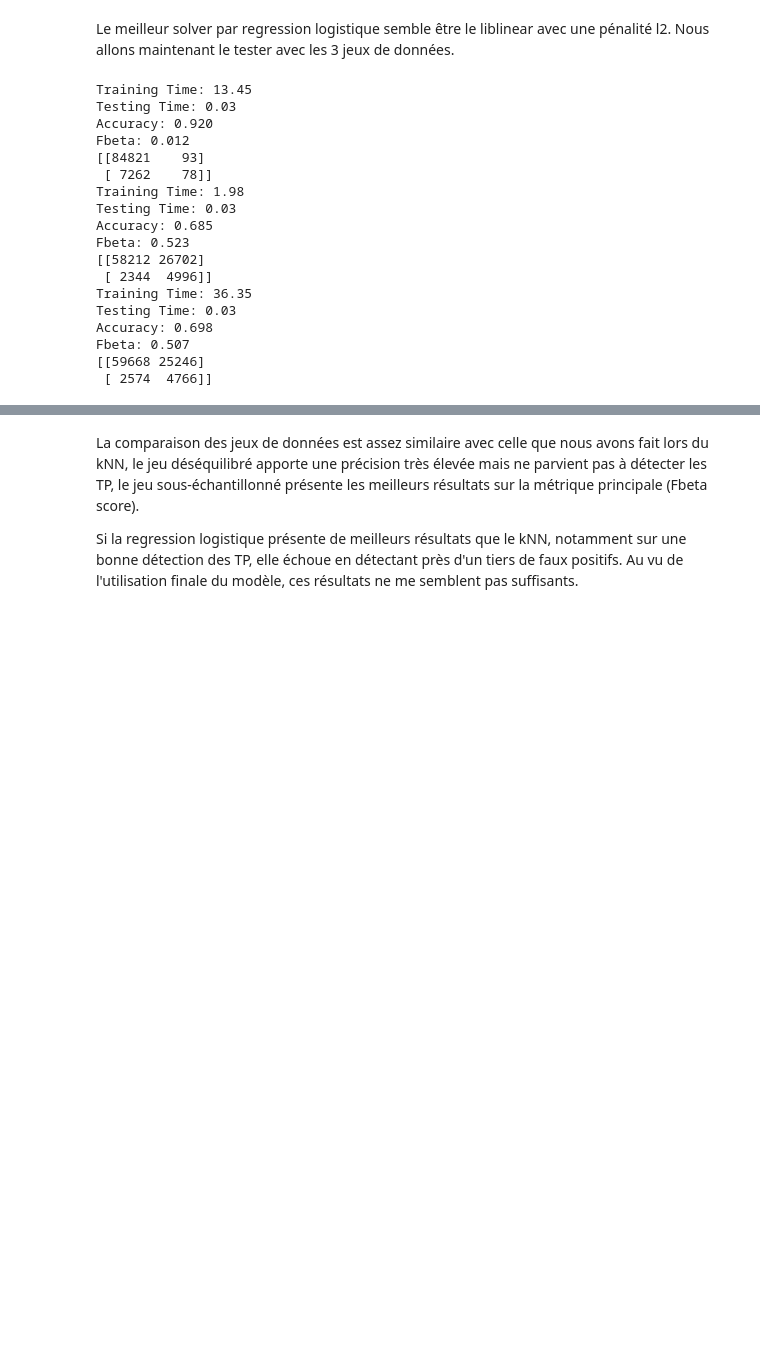
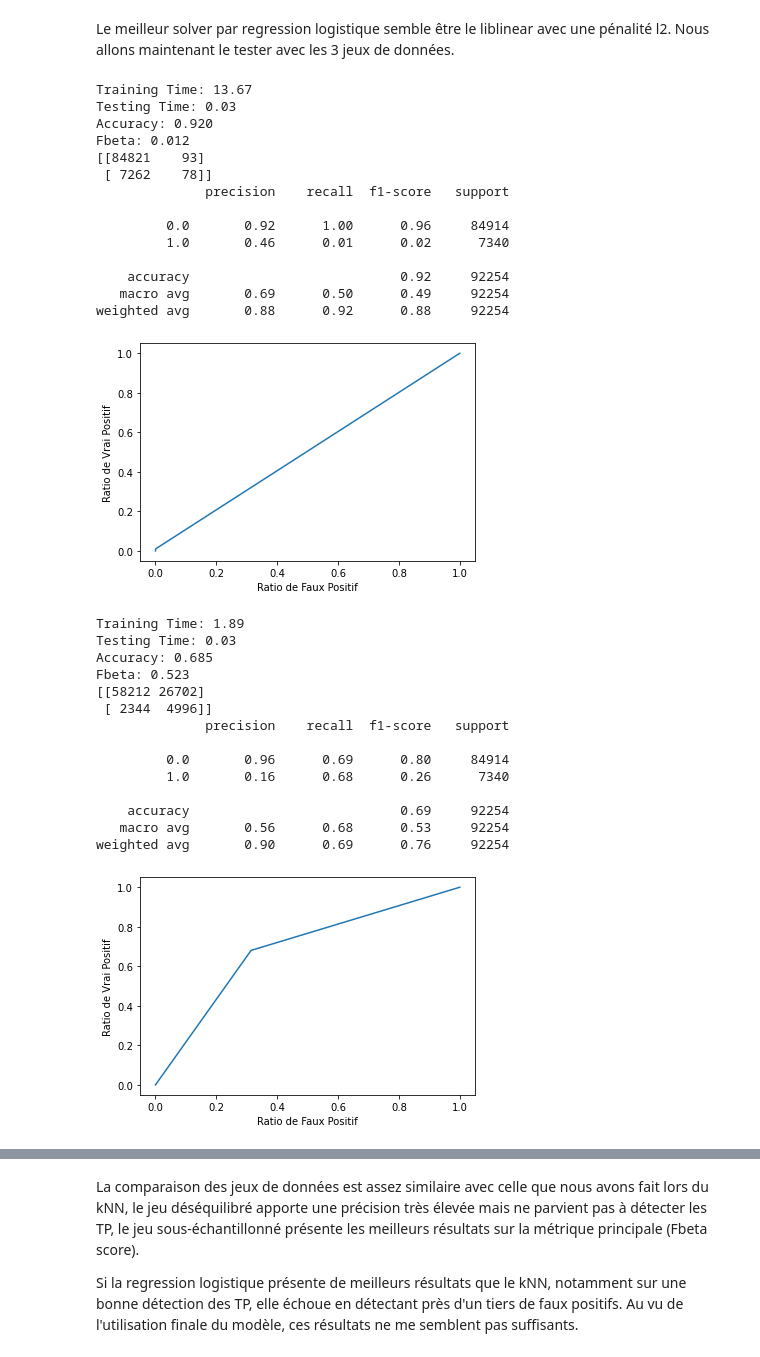
Before and after one commit to TravelAsATeam/OpenClassroomsP7, a Jupyter notebook: Model.ipynb, the cells around one changed output, grey strips where cells are left out. Cells and saved outputs as stored; diff of their text form; code cells hidden in the pictures; blank space fills up the shorter version.

Commit message:
Maj modele, ajout et maj fichiers API

```diff
--- a/Model.ipynb
+++ b/Model.ipynb
@@ -269,9 +307,10 @@ make_scorer(fbeta_score, beta=3.16) = 0.677 (+/-0.009) for {'class_weight': None
 Le meilleur solver par regression logistique semble être le liblinear avec une pénalité l2. Nous allons maintenant le tester avec les 3 jeux de données.
 # %%
 # Regression Logistique
-
+from sklearn.linear_model import LogisticRegression
 # Entrainement sur le jeu de données déséquilibré
-reg_imb = LogisticRegression(penalty = 'l2', solver = 'liblinear', random_state = 0, max_iter = 1000)
+reg_imb = LogisticRegression(penalty = 'l2', solver = 'liblinear', random_state = 0,
+                             max_iter = 1000)
 start = time()
 reg_imb.fit(X_train, y_train)
 end = time()
@@ -290,9 +329,17 @@ fbeta_reg_imb = metrics.fbeta_score(y_test, y_reg_imb_pred, beta=3.16)
 print("Fbeta: {:.3f}".format(fbeta_reg_imb))
 confusion_reg_imb = metrics.confusion_matrix(y_test, y_reg_imb_pred)
 print(confusion_reg_imb)
+print(metrics.classification_report(y_test, y_reg_imb_pred))
+# Courbe ROC
+fpr, tpr, _ = metrics.roc_curve(y_test,  y_reg_imb_pred)
+plt.plot(fpr,tpr)
+plt.ylabel('Ratio de Vrai Positif')
+plt.xlabel('Ratio de Faux Positif')
+plt.show()
 
 # Entrainement sur le jeu de données sous échantillonné
-reg_rus = LogisticRegression(penalty = 'l2', solver = 'liblinear', random_state = 0, max_iter = 1000)
+reg_rus = LogisticRegression(penalty = 'l2', solver = 'liblinear', random_state = 0,
+                             max_iter = 1000)
 start = time()
 reg_rus.fit(X_train_rus, y_train_rus)
 end = time()
@@ -310,44 +357,71 @@ print("Accuracy: {:.3f}".format(acc_reg_rus))
 fbeta_reg_rus = metrics.fbeta_score(y_test, y_reg_rus_pred, beta=3.16)
 print("Fbeta: {:.3f}".format(fbeta_reg_rus))
 confusion_reg_rus = metrics.confusion_matrix(y_test, y_reg_rus_pred)
 print(confusion_reg_rus)
+print(metrics.classification_report(y_test, y_reg_rus_pred))
+# Courbe ROC
+fpr, tpr, _ = metrics.roc_curve(y_test,  y_reg_rus_pred)
+plt.plot(fpr,tpr)
+plt.ylabel('Ratio de Vrai Positif')
+plt.xlabel('Ratio de Faux Positif')
+plt.show()
 
 # Entrainement sur le jeu de données sur-échantillonné
-reg_smote = LogisticRegression(penalty = 'l2', solver = 'liblinear', random_state = 0, max_iter = 1000)
+reg_smote = LogisticRegression(penalty = 'l2', solver = 'liblinear', random_state = 0,
+                               max_iter = 1000)
 start = time()
 reg_smote.fit(X_train_smote, y_train_smote)
 end = time()
 time_reg_smote_train = end - start
 print("Training Time: {:.2f}".format(time_reg_smote_train))
 # Prédiction
 start = time()
 y_reg_smote_pred = reg_smote.predict(X_test)
 end = time()
 time_reg_smote_pred = end - start
 print("Testing Time: {:.2f}".format(time_reg_smote_pred))
 # Métriques
 acc_reg_smote = metrics.accuracy_score(y_test, y_reg_smote_pred)
 print("Accuracy: {:.3f}".format(acc_reg_smote))
 fbeta_reg_smote = metrics.fbeta_score(y_test, y_reg_smote_pred, beta=3.16)
 print("Fbeta: {:.3f}".format(fbeta_reg_smote))
 confusion_reg_smote = metrics.confusion_matrix(y_test, y_reg_smote_pred)
 print(confusion_reg_smote)
+print(metrics.classification_report(y_test, y_reg_smote_pred))
+# Courbe ROC
+fpr, tpr, _ = metrics.roc_curve(y_test,  y_reg_smote_pred)
+plt.plot(fpr,tpr)
+plt.ylabel('Ratio de Vrai Positif')
+plt.xlabel('Ratio de Faux Positif')
+plt.show()
 # %% [output]
-Training Time: 13.45
+Training Time: 13.67
 Testing Time: 0.03
 Accuracy: 0.920
 Fbeta: 0.012
 [[84821    93]
  [ 7262    78]]
-Training Time: 1.98
-Testing Time: 0.03
-Accuracy: 0.685
-Fbeta: 0.523
-[[58212 26702]
- [ 2344  4996]]
-Training Time: 36.35
-Testing Time: 0.03
-Accuracy: 0.698
-Fbeta: 0.507
-[[59668 25246]
- [ 2574  4766]]
+              precision    recall  f1-score   support
+
+         0.0       0.92      1.00      0.96     84914
+         1.0       0.46      0.01      0.02      7340
+
+    accuracy                           0.92     92254
+   macro avg       0.69      0.50      0.49     92254
+weighted avg       0.88      0.92      0.88     92254
+[figure, added]
+Training Time: 1.89
+Testing Time: 0.03
+Accuracy: 0.685
+Fbeta: 0.523
+[[58212 26702]
+ [ 2344  4996]]
+              precision    recall  f1-score   support
+
+         0.0       0.96      0.69      0.80     84914
+         1.0       0.16      0.68      0.26      7340
+
+    accuracy                           0.69     92254
+   macro avg       0.56      0.68      0.53     92254
+weighted avg       0.90      0.69      0.76     92254
+[figure, added]
```
Also changed, not shown: parts of 15 cells of this notebook, 3 other files.
